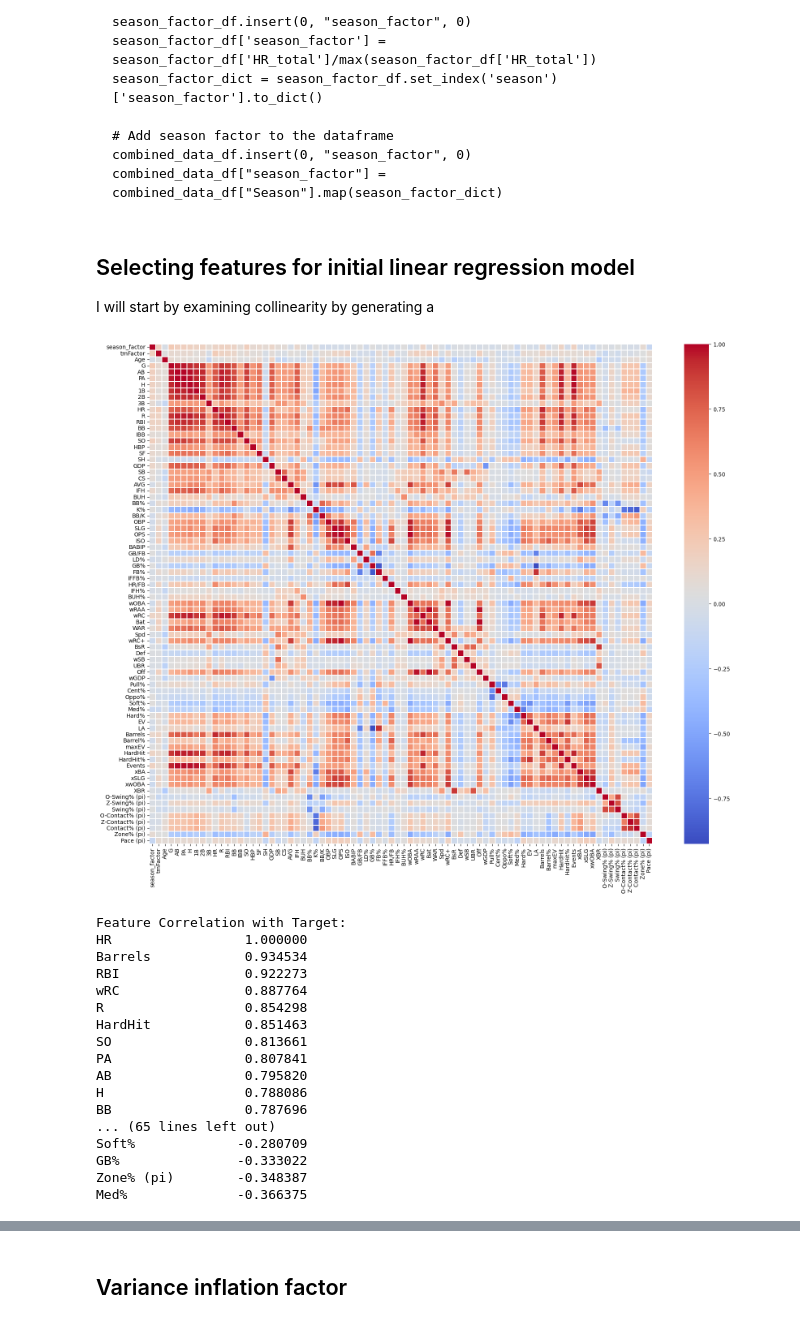
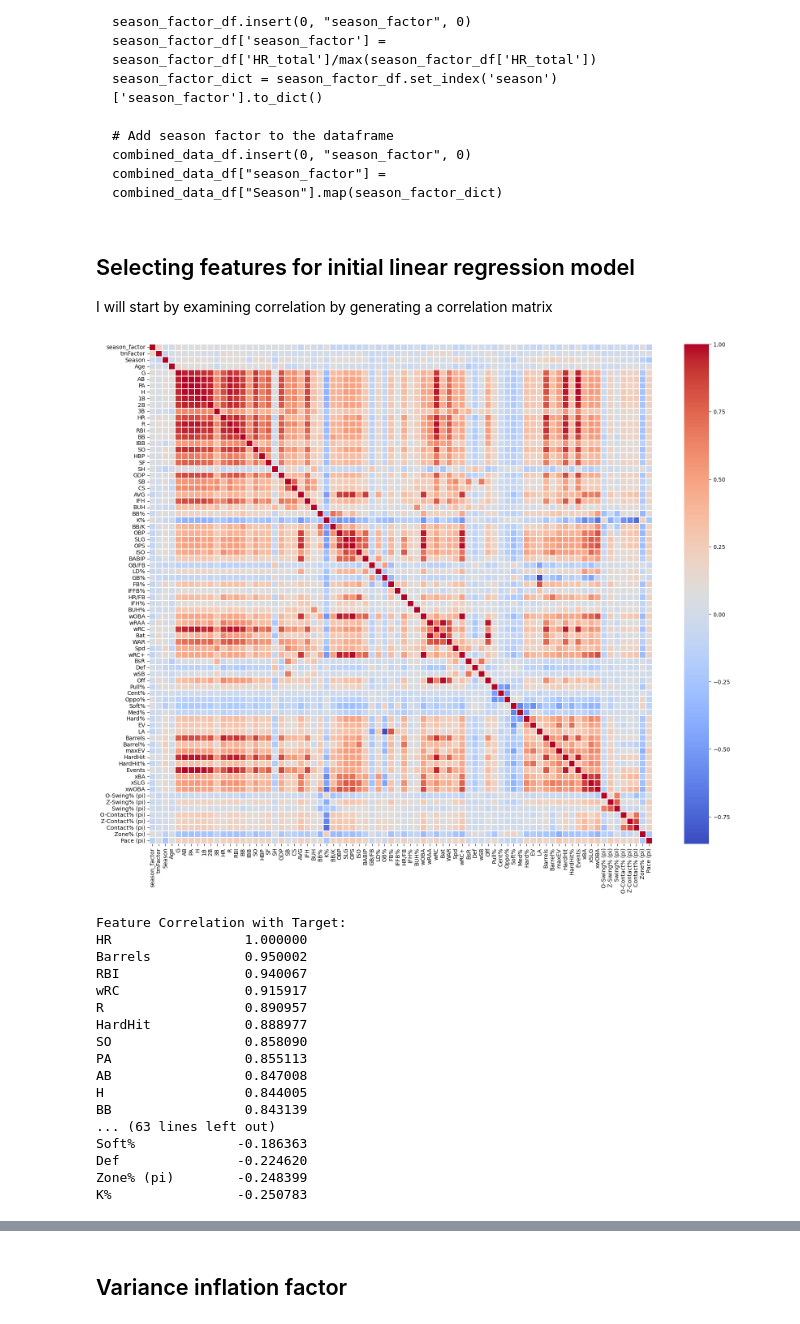
Before and after one commit to N-Janick/BE2100_HR_predictions_ML_project, a Jupyter notebook: notebooks/modeling/proposed_features.ipynb, the cells around one changed output, grey strips where cells are left out. Saved outputs shown, nothing was run; the diff lists cells and outputs as text; code cells hidden in the pictures.

Commit message:
Updated and refactored code into better formatting for the report.
Notebooks of interest will be linear_regression_training_comparison.ipynb

and

proposed_features.ipynb

```diff
--- a/notebooks/modeling/proposed_features.ipynb
+++ b/notebooks/modeling/proposed_features.ipynb
@@ -149,17 +149,19 @@ The code snippet below if from the data processing script that shows how the sea
     combined_data_df["season_factor"] = combined_data_df["Season"].map(season_factor_dict)
 # %% [markdown]
 ## Selecting features for initial linear regression model
-I will start by examining collinearity by generating a
+I will start by examining correlation by generating a correlation matrix
 # %%
 import seaborn as sns
-players_df = pd.read_csv('../../data/processed/nicks_dataset.csv')
+#players_df = pd.read_csv('../../data/processed/nicks_dataset.csv')
+players_df = pd.read_csv('../../data/processed/combined_player_stats.csv')
+players_df = players_df.drop(columns=['Name', 'Team', 'Name.1', 'Team.1','NameASCII','PlayerId','MLBAMID','UBR', 'wGDP', 'XBR'], axis=1)
 
 correlation_matrix = players_df.corr()
 plt.figure(figsize=(20,16))
 sns.heatmap(correlation_matrix, annot=False, cmap='coolwarm', fmt='.2f', linewidths=0.1)
 plt.show()
 # %% [output]
-[figure, old version]
+[figure, new version]
 # %%
 target = "HR"
 target_corr = correlation_matrix[target].sort_values(ascending=False)
@@ -169,18 +171,18 @@ print(target_corr.to_string())
 # %% [output]
 Feature Correlation with Target:
 HR                 1.000000
-Barrels            0.934534
-RBI                0.922273
-wRC                0.887764
-R                  0.854298
-HardHit            0.851463
-SO                 0.813661
-PA                 0.807841
-AB                 0.795820
-H                  0.788086
-BB                 0.787696
-... (65 lines left out)
-Soft%             -0.280709
-GB%               -0.333022
-Zone% (pi)        -0.348387
-Med%              -0.366375
+Barrels            0.950002
+RBI                0.940067
+wRC                0.915917
+R                  0.890957
+HardHit            0.888977
+SO                 0.858090
+PA                 0.855113
+AB                 0.847008
+H                  0.844005
+BB                 0.843139
+... (63 lines left out)
+Soft%             -0.186363
+Def               -0.224620
+Zone% (pi)        -0.248399
+K%                -0.250783
```
Also changed, not shown: parts of 46 cells of this notebook, 24 other files.
